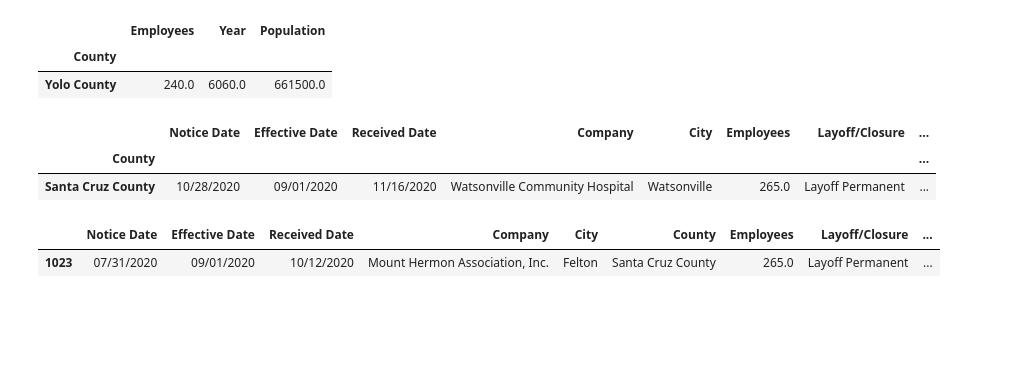
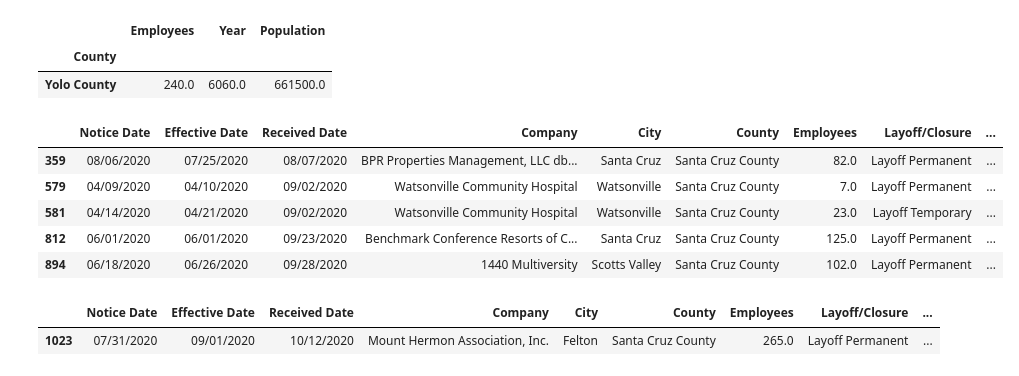
Before and after one commit to biglocalnews/WARN_Cali_analysis, a Jupyter notebook: notebooks/layoffs_analysis.ipynb, the cells around one changed output. Cells and saved outputs as stored; diff of their text form; code cells hidden in the pictures; blank space fills up the shorter version.

Commit message:
updated on cell that I left out of analysis - santa cruz

```diff
--- a/notebooks/layoffs_analysis.ipynb
+++ b/notebooks/layoffs_analysis.ipynb
@@ -349,14 +349,22 @@ sum_it.groupby('County').sum()
 |  | Employees | Year | Population |
 | County |  |  |  |
 | Yolo County | 240.0 | 6060.0 | 661500.0 |
+# %%
+# Create dataframe for Santa Cruz County data, 2020 records only
+
+santa_cruz_20 = cali_2020_info[cali_2020_info['County'] == 'Santa Cruz County']
+santa_cruz_20.head()
+# %% [output]
+|  | Notice Date | Effective Date | Received Date | Company | City | County | Employees | Layoff/Closure | ... |
+| 359 | 08/06/2020 | 07/25/2020 | 08/07/2020 | BPR Properties Management, LLC db... | Santa Cruz | Santa Cruz County | 82.0 | Layoff Permanent | ... |
+| 579 | 04/09/2020 | 04/10/2020 | 09/02/2020 | Watsonville Community Hospital | Watsonville | Santa Cruz County | 7.0 | Layoff Permanent | ... |
+| 581 | 04/14/2020 | 04/21/2020 | 09/02/2020 | Watsonville Community Hospital | Watsonville | Santa Cruz County | 23.0 | Layoff Temporary | ... |
+| 812 | 06/01/2020 | 06/01/2020 | 09/23/2020 | Benchmark Conference Resorts of C... | Santa Cruz | Santa Cruz County | 125.0 | Layoff Permanent | ... |
+| 894 | 06/18/2020 | 06/26/2020 | 09/28/2020 | 1440 Multiversity | Scotts Valley | Santa Cruz County | 102.0 | Layoff Permanent | ... |
 # %%
 # Fact Check Santa Cruz County's permanent layoff figures
 
 santa_cruz_20_perm = santa_cruz_20[santa_cruz_20['Layoff/Closure clean'] == 'layoff permanent']
-# %% [output]
-|  | Notice Date | Effective Date | Received Date | Company | City | Employees | Layoff/Closure | ... |
-| County |  |  |  |  |  |  |  | ... |
-| Santa Cruz County | 10/28/2020 | 09/01/2020 | 11/16/2020 | Watsonville Community Hospital | Watsonville | 265.0 | Layoff Permanent | ... |
 # %%
 # Fact Check Santa Cruz County's highest permanent layoff figure
 
```
